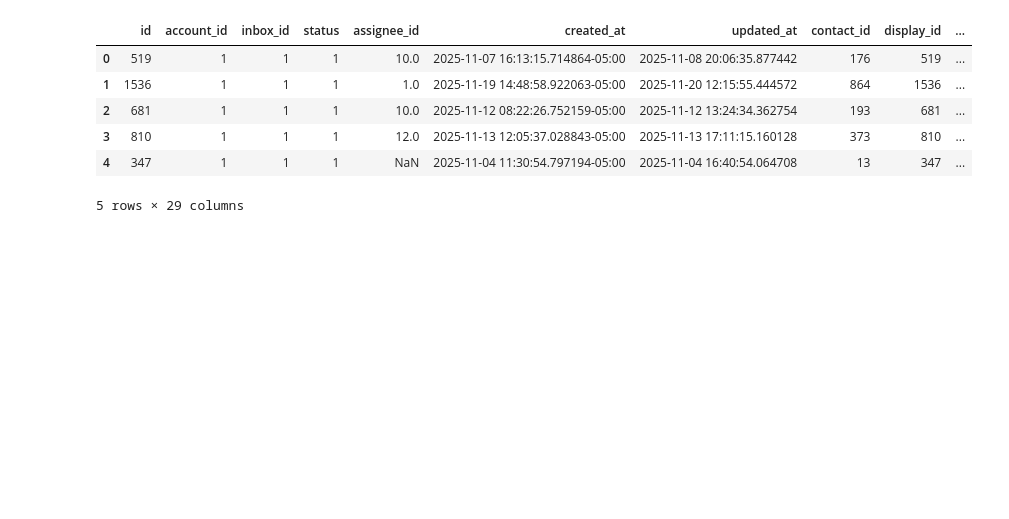
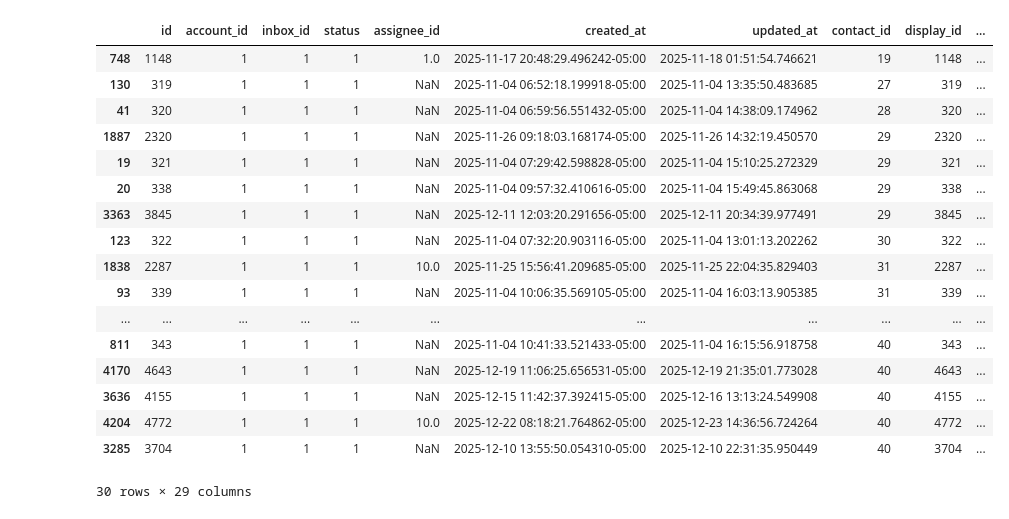
Before and after one commit to Jona-2006-17/analisis, a Jupyter notebook: analisis.ipynb, the cells around one changed output. Cells and saved outputs as stored; diff of their text form; code cells hidden in the pictures; blank space fills up the shorter version.

```diff
--- a/analisis.ipynb
+++ b/analisis.ipynb
@@ -83,51 +44,71 @@ df_messages2.head(15)
 # %%
-# df['created_at'] = pd.to_datetime(df['created_at']).dt.tz_localize('UTC')
-# df['first_reply_created_at'] = pd.to_datetime(df['first_reply_created_at']).dt.tz_localize('UTC')
+# df_laboral['created_at'] = df_laboral['created_at'].dt.tz_localize('UTC')
+# df_laboral['first_reply_created_at'] = df_laboral['first_reply_created_at'].dt.tz_localize('UTC')
 
-df['created_at'] = df['created_at'].dt.tz_convert('America/Bogota')
-df['first_reply_created_at'] = df['first_reply_created_at'].dt.tz_convert('America/Bogota')
+df_laboral['created_at'] = df_laboral['created_at'].dt.tz_convert('America/Bogota')
+df_laboral['first_reply_created_at'] = df_laboral['first_reply_created_at'].dt.tz_convert('America/Bogota')
 
 
 
-mismo_dia = df['created_at'].dt.date == df['first_reply_created_at'].dt.date
+mismo_dia = df_laboral['created_at'].dt.date == df_laboral['first_reply_created_at'].dt.date
 def calcular_dia_distinto(row):
     inicio = row['created_at']
 
     fin = row['first_reply_created_at']
 
 
     segundos = 0
     fin_laboral = inicio.replace(hour=17, minute=0, second=0, microsecond=0)
 
     if inicio < fin_laboral:
         segundos +=(fin_laboral-inicio).total_seconds()
 
     inicio_laboral = fin.replace(hour=7, minute=0, second=0, microsecond=0)
 
     if fin > inicio_laboral:
         segundos +=(fin - inicio_laboral).total_seconds()
 
     return max(segundos, 0)
 
-df['tiempo_respuesta_segundos'] = np.where(
+df_laboral['tiempo_respuesta_segundos'] = np.where(
     mismo_dia,
-    (df['first_reply_created_at']-df['created_at']).dt.total_seconds().round(2),
-    df.apply(calcular_dia_distinto, axis=1)
+    (df_laboral['first_reply_created_at']-df_laboral['created_at']).dt.total_seconds().round(2),
+    df_laboral.apply(calcular_dia_distinto, axis=1).round(2)
 )
 
 
+df_laboral['tiempo_respuesta_minutos'] = (df_laboral['tiempo_respuesta_segundos'] / 60).round(2)
+df_laboral['tiempo_respuesta_horas'] = (df_laboral['tiempo_respuesta_minutos'] / 60).round(2)
 
-df['tiempo_respuesta_minutos'] = (df['tiempo_respuesta_segundos'] / 60).round(2)
-df['tiempo_respuesta_horas'] = (df['tiempo_respuesta_minutos'] / 60).round(2)
+df_laboral.head(10)
 
-df.head()
-# df_sessions['duracion_session_min'] = ((df_sessions['end_time']-df_sessions['start_time']).dt.total_seconds() / 60).round(2)
-# df_sessions['duracion_session_horas'] = df_sessions['duracion_session_min'] / 60
+tiempo_total_respuesta_individual = (df_laboral.groupby('contact_id')['tiempo_respuesta_segundos'].mean()) / 60
+# tiempo_total_respuesta_individual_min = tiempo_total_respuesta_individual_seg / 60
+# tiempo_total_respuesta_individual_horas = tiempo_total_respuesta_individual_min / 60
+
+promedio_tiempo_respuesta_general_min = df_laboral['tiempo_respuesta_minutos'].mean()
+promedio_tiempo_respuesta_general_min
+
+tiempo_total_respuesta_individual.head(30)
+
+
+df_laboral.head(30)
 # %% [output]
 |  | id | account_id | inbox_id | status | assignee_id | created_at | updated_at | contact_id | display_id | ... |
-| 0 | 519 | 1 | 1 | 1 | 10.0 | 2025-11-07 16:13:15.714864-05:00 | 2025-11-08 20:06:35.877442 | 176 | 519 | ... |
-| 1 | 1536 | 1 | 1 | 1 | 1.0 | 2025-11-19 14:48:58.922063-05:00 | 2025-11-20 12:15:55.444572 | 864 | 1536 | ... |
-| 2 | 681 | 1 | 1 | 1 | 10.0 | 2025-11-12 08:22:26.752159-05:00 | 2025-11-12 13:24:34.362754 | 193 | 681 | ... |
-| 3 | 810 | 1 | 1 | 1 | 12.0 | 2025-11-13 12:05:37.028843-05:00 | 2025-11-13 17:11:15.160128 | 373 | 810 | ... |
-| 4 | 347 | 1 | 1 | 1 | NaN | 2025-11-04 11:30:54.797194-05:00 | 2025-11-04 16:40:54.064708 | 13 | 347 | ... |
+| 748 | 1148 | 1 | 1 | 1 | 1.0 | 2025-11-17 20:48:29.496242-05:00 | 2025-11-18 01:51:54.746621 | 19 | 1148 | ... |
+| 130 | 319 | 1 | 1 | 1 | NaN | 2025-11-04 06:52:18.199918-05:00 | 2025-11-04 13:35:50.483685 | 27 | 319 | ... |
+| 41 | 320 | 1 | 1 | 1 | NaN | 2025-11-04 06:59:56.551432-05:00 | 2025-11-04 14:38:09.174962 | 28 | 320 | ... |
+| 1887 | 2320 | 1 | 1 | 1 | NaN | 2025-11-26 09:18:03.168174-05:00 | 2025-11-26 14:32:19.450570 | 29 | 2320 | ... |
+| 19 | 321 | 1 | 1 | 1 | NaN | 2025-11-04 07:29:42.598828-05:00 | 2025-11-04 15:10:25.272329 | 29 | 321 | ... |
+| 20 | 338 | 1 | 1 | 1 | NaN | 2025-11-04 09:57:32.410616-05:00 | 2025-11-04 15:49:45.863068 | 29 | 338 | ... |
+| 3363 | 3845 | 1 | 1 | 1 | NaN | 2025-12-11 12:03:20.291656-05:00 | 2025-12-11 20:34:39.977491 | 29 | 3845 | ... |
+| 123 | 322 | 1 | 1 | 1 | NaN | 2025-11-04 07:32:20.903116-05:00 | 2025-11-04 13:01:13.202262 | 30 | 322 | ... |
+| 1838 | 2287 | 1 | 1 | 1 | 10.0 | 2025-11-25 15:56:41.209685-05:00 | 2025-11-25 22:04:35.829403 | 31 | 2287 | ... |
+| 93 | 339 | 1 | 1 | 1 | NaN | 2025-11-04 10:06:35.569105-05:00 | 2025-11-04 16:03:13.905385 | 31 | 339 | ... |
+| ... | ... | ... | ... | ... | ... | ... | ... | ... | ... | ... |
+| 811 | 343 | 1 | 1 | 1 | NaN | 2025-11-04 10:41:33.521433-05:00 | 2025-11-04 16:15:56.918758 | 40 | 343 | ... |
+| 4170 | 4643 | 1 | 1 | 1 | NaN | 2025-12-19 11:06:25.656531-05:00 | 2025-12-19 21:35:01.773028 | 40 | 4643 | ... |
+| 3636 | 4155 | 1 | 1 | 1 | NaN | 2025-12-15 11:42:37.392415-05:00 | 2025-12-16 13:13:24.549908 | 40 | 4155 | ... |
+| 4204 | 4772 | 1 | 1 | 1 | 10.0 | 2025-12-22 08:18:21.764862-05:00 | 2025-12-23 14:36:56.724264 | 40 | 4772 | ... |
+| 3285 | 3704 | 1 | 1 | 1 | NaN | 2025-12-10 13:55:50.054310-05:00 | 2025-12-10 22:31:35.950449 | 40 | 3704 | ... |
-5 rows × 29 columns
+30 rows × 29 columns
```
Also changed, not shown: parts of 9 cells of this notebook, 1 other file.
